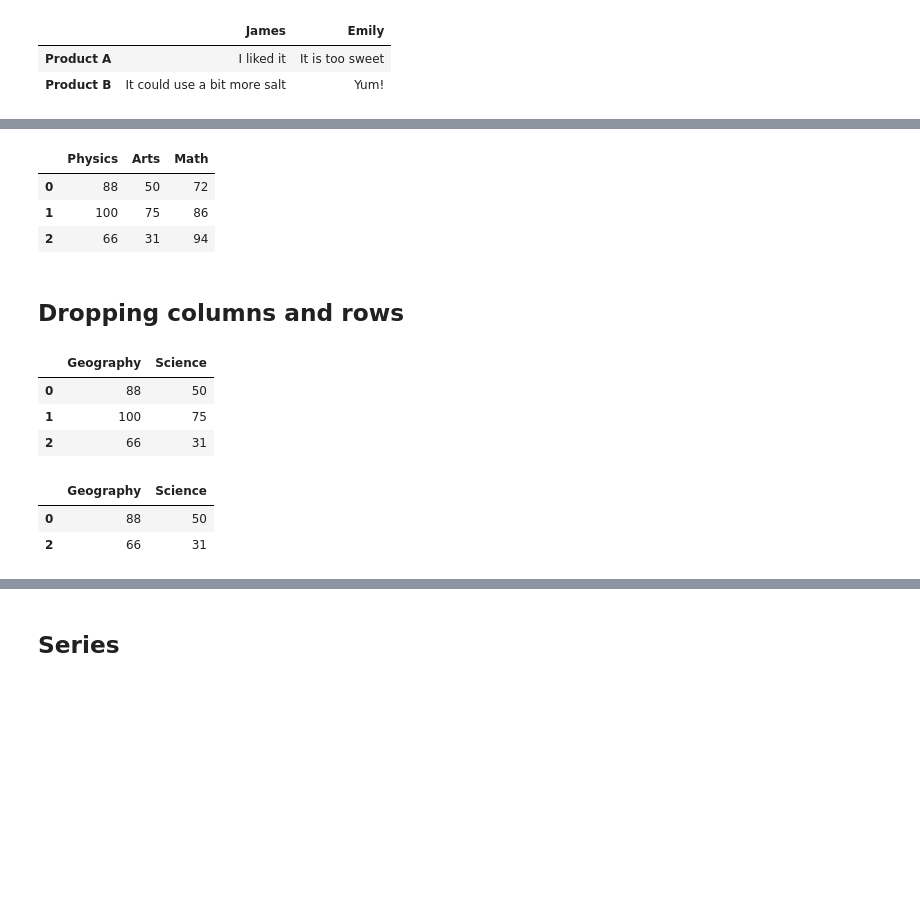
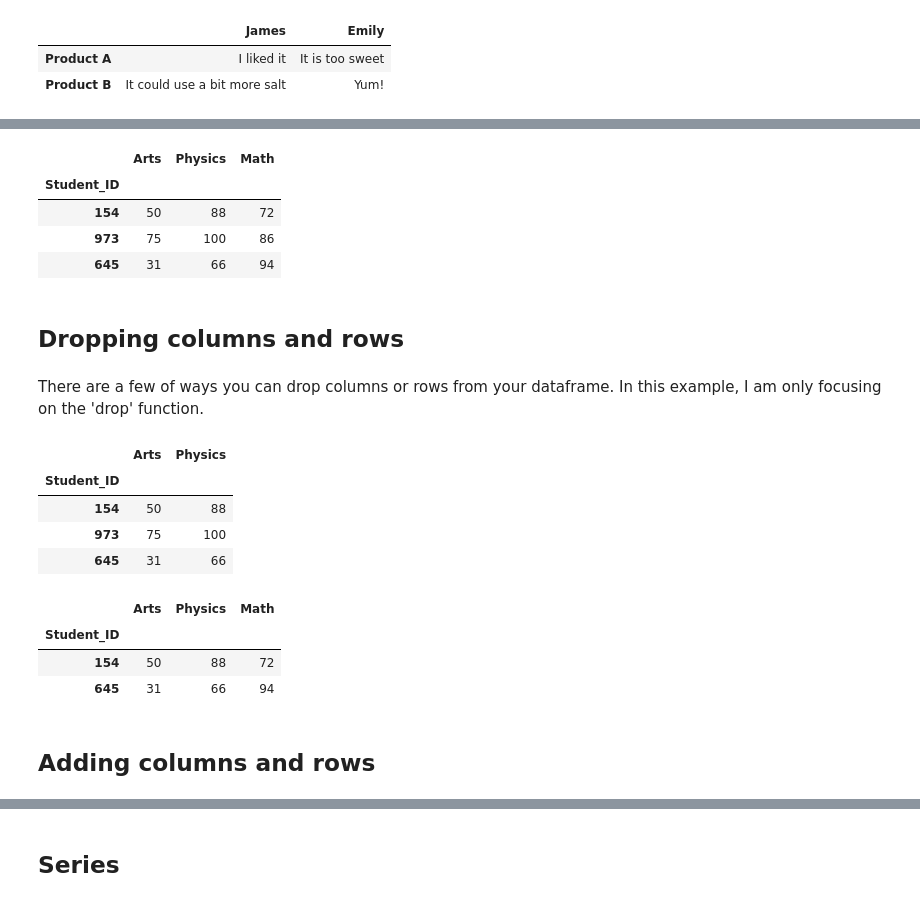
Before and after one commit to chongjason914/pandas-tutorial, a Jupyter notebook: pandas tutorial 01.ipynb, the cells around one changed output, grey strips where cells are left out. Saved outputs shown, nothing was run; the diff lists cells and outputs as text; code cells hidden in the pictures; blank space fills up the shorter version.

```diff
--- a/pandas tutorial 01.ipynb
+++ b/pandas tutorial 01.ipynb
@@ -91,8 +86,9 @@ train.shape
 # %% [markdown]
 ## Creating your own dataframe
 # %%
-# number entries
+# Number entries
 
-test_scores = pd.DataFrame({'Science': [50, 75, 31], 'Geography': [88, 100, 66], 'Math': [72, 86, 94]}, columns = ['Geography', 'Science', 'Math'])
+test_scores = pd.DataFrame({'Student_ID': [154, 973, 645], 'Science': [50, 75, 31], 'Geography': [88, 100, 66],
+                            'Math': [72, 86, 94]})
 test_scores
 # %% [output]
@@ -102,0 +114,3 @@ test_scores
+# %%
+test_scores = test_scores.set_index('Student_ID')
+test_scores
@@ -116,7 +135,7 @@ survey
 # %%
-# reset index
-# try playing around with 'drop' and 'inplace' and see what they do
+# Reset index
+# Try playing around with 'drop' and 'inplace' and see what they do
 
-test_scores.reset_index(drop = True, inplace = True)
-test_scores
+survey.reset_index(drop = True, inplace = True)
+survey
 # %% [output]
@@ -127,35 +147,36 @@ test_scores
 # %%
-# rename columns
-# suppose we want to change the name of the first two columns
+# Suppose we want to change the names of the first two columns
 
 test_scores.rename(columns = {'Geography': 'Physics', 'Science': 'Arts'}, inplace = True)
 test_scores
-
-# Alternatively, this also works
-# test_scores = test_scores.rename(columns = {'Geography': 'Physics', 'Science': 'Arts'})
 # %% [output]
-|  | Physics | Arts | Math |
-| 0 | 88 | 50 | 72 |
-| 1 | 100 | 75 | 86 |
-| 2 | 66 | 31 | 94 |
+|  | Arts | Physics | Math |
+| Student_ID |  |  |  |
+| 154 | 50 | 88 | 72 |
+| 973 | 75 | 100 | 86 |
+| 645 | 31 | 66 | 94 |
 # %% [markdown]
 ## Dropping columns and rows
+# %% [markdown]
+There are a few of ways you can drop columns or rows from your dataframe. In this example, I am only focusing on the 'drop' function.
 # %%
-# dropping columns
+# Drop the 'Math' column
 
-test_scores = test_scores.drop(columns = 'Math')
-test_scores
+test_scores.drop(columns = 'Math')
 # %% [output]
-|  | Geography | Science |
-| 0 | 88 | 50 |
-| 1 | 100 | 75 |
-| 2 | 66 | 31 |
+|  | Arts | Physics |
+| Student_ID |  |  |
+| 154 | 50 | 88 |
+| 973 | 75 | 100 |
+| 645 | 31 | 66 |
-# %%
-# dropping rows
-
-test_scores.drop(1, inplace= True)
-test_scores
-# %% [output]
-|  | Geography | Science |
-| 0 | 88 | 50 |
-| 2 | 66 | 31 |
+# %%
+# Drop row with student_ID 973
+
+test_scores.drop(973)
+# %% [output]
+|  | Arts | Physics | Math |
+| Student_ID |  |  |  |
+| 154 | 50 | 88 | 72 |
+| 645 | 31 | 66 | 94 |
+# %% [markdown]
+## Adding columns and rows
```
Also changed, not shown: parts of 23 cells of this notebook.
